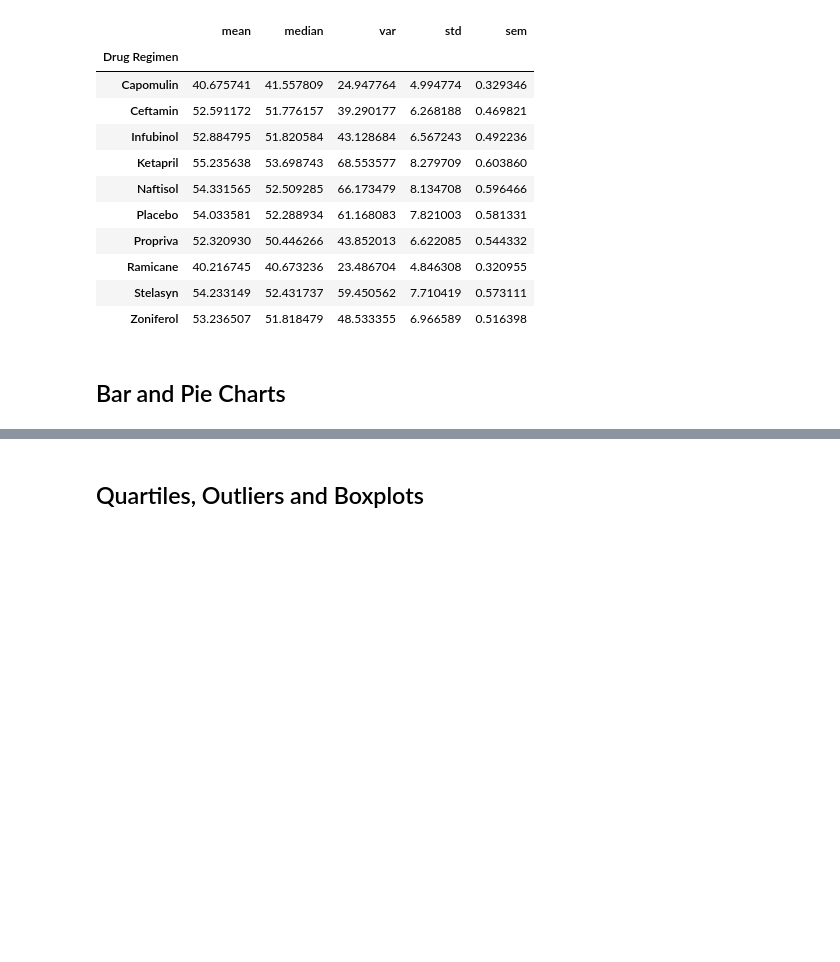
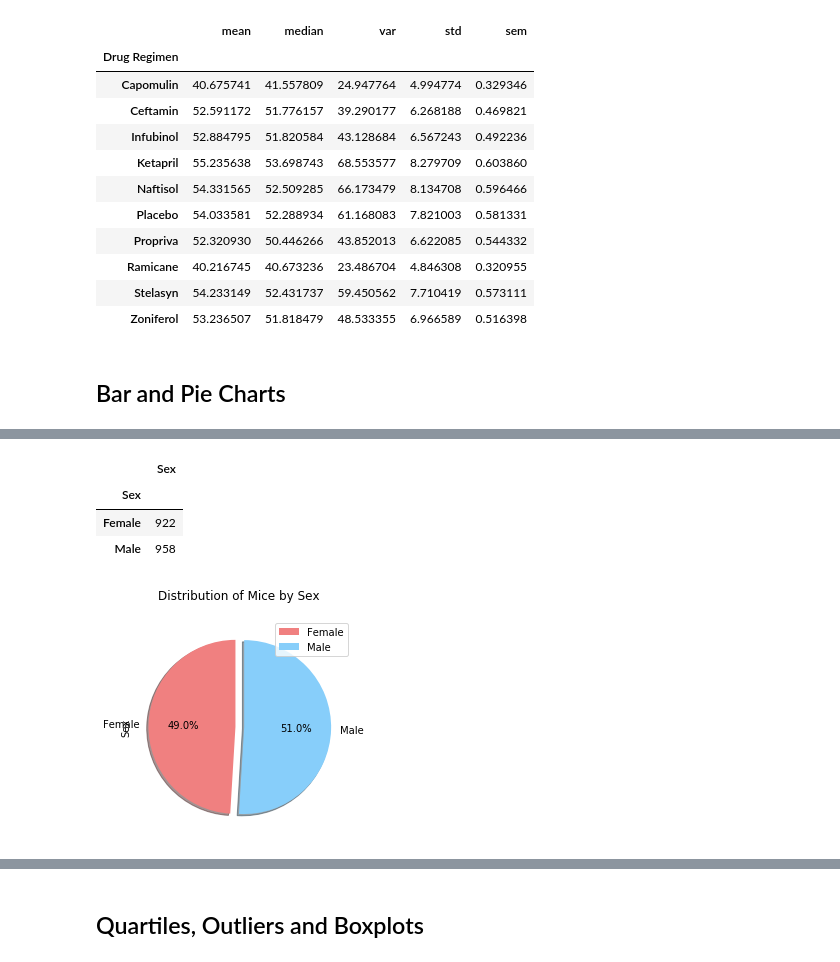
Before and after one commit to michelleherman13/matplotlib-challenge, a Jupyter notebook: Pymaceuticals/Pymaceuticals.ipynb, the cells around one changed output, grey strips where cells are left out. Saved outputs shown, nothing was run; the diff lists cells and outputs as text; code cells hidden in the pictures; blank space fills up the shorter version.

```diff
--- a/Pymaceuticals/Pymaceuticals.ipynb
+++ b/Pymaceuticals/Pymaceuticals.ipynb
@@ -162 +161,21 @@ mice_study.head()
+# %%
+# Generate a pie plot showing the distribution of female versus male mice using Pandas
+
+#Generate DF to calculate male/female mice and use the data to create a pie chart
+gender_pie=mice_study.groupby("Sex")
+
+gender_pie = pd.DataFrame(gender_pie['Sex'].count())
+gender_pie.head()
+# %% [output]
+|  | Sex |
+| Sex |  |
+| Female | 922 |
+| Male | 958 |
+# %%
+gender_pie.plot(kind="pie",title="Distribution of Mice by Sex", autopct="%1.1f%%",
+                shadow=True, startangle=90, colors=colors, explode=(0.1,0), subplots=True)
+
+colors= "lightcoral", "lightskyblue"
+# %% [output]
+[figure, added]
 # %%
```
Also changed, not shown: parts of 8 cells of this notebook.
